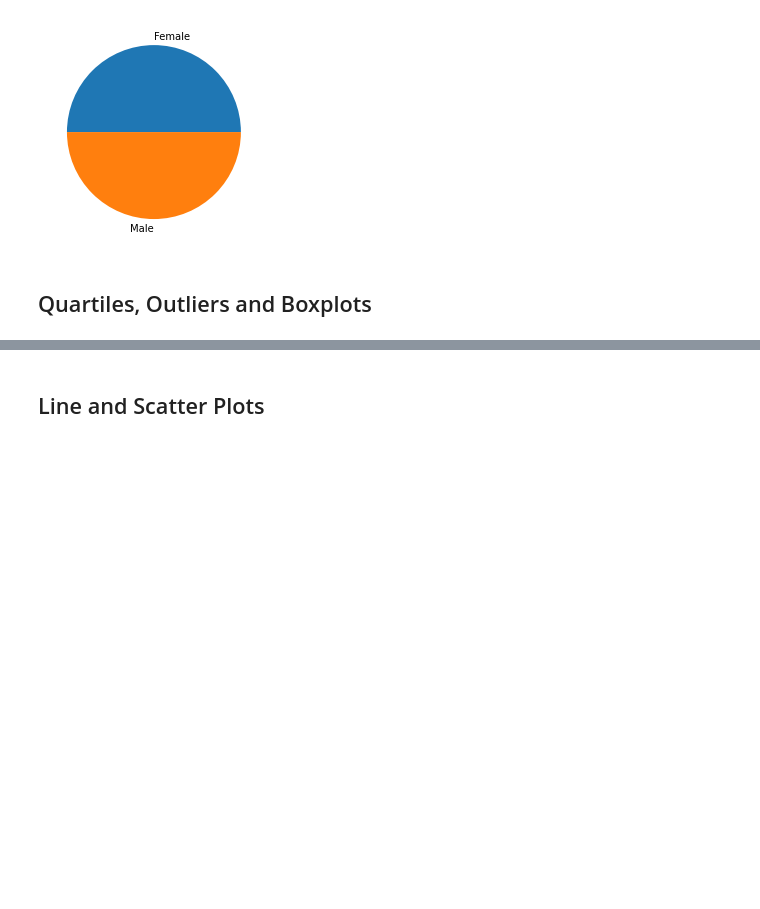
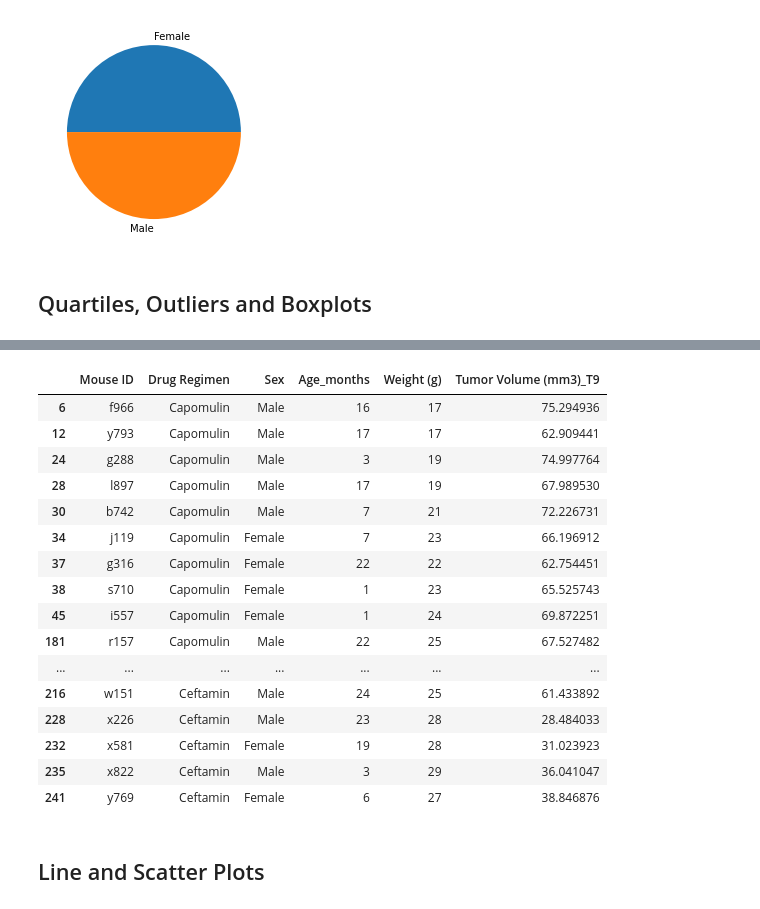
Before and after one commit to Zachariassis/Matplotlib-challenge, a Jupyter notebook: pymaceuticals_starter.ipynb, the cells around one changed output, grey strips where cells are left out. Cells and saved outputs as stored; diff of their text form; code cells hidden in the pictures; blank space fills up the shorter version.

```diff
--- a/pymaceuticals_starter.ipynb
+++ b/pymaceuticals_starter.ipynb
@@ -194,0 +187,42 @@ plot=plt.pie(sex_df["Sex"].tolist(),labels=sex_df["Sex"].index)
+# %%
+# Calculate the final tumor volume of each mouse across four of the treatment regimens:
+# Capomulin, Ramicane, Infubinol, and Ceftamin
+regimens=["Capomulin", "Ramicane", "Infubinol", "Ceftamin"]
+Quart_values=["Upper Quartile (mm3)","Median (mm3)","Lower Quartile (mm3)","IQR (mm3)","Upper Bound (mm3)","Lower Bound (mm3)"]
+
+Final_Vol=mouse_metadata.merge(data_df[f"{val}_T{len(Times)-1}"], how="outer",left_index=True, right_index=True)
+
+Final_Vol=Final_Vol.loc[Final_Vol[f"{val}_T{len(Times)-1}"].isnull()==False]
+
+for x in range(len(regimens)):
+    if x==0:
+        Final_Vol_selected=Final_Vol.loc[Final_Vol["Drug Regimen"]==regimens[x]]
+        vol_it=Final_Vol.loc[Final_Vol["Drug Regimen"]==regimens[x]]
+        quartiles=vol_it[f"{val}_T{len(Times)-1}"].quantile([.25,.5,.75])
+        quartiles=[float(quartiles[.25]), float(quartiles[.5]), float(quartiles[.75])]
+        quart_data=[round(quartiles[2],2), round(quartiles[1],2), round(quartiles[0],2),
+                    round(quartiles[2]-quartiles[0],2), round(2.5*quartiles[2]-1.5*quartiles[0],2),
+                    round(2.5*quartiles[0]-1.5*quartiles[2],2)]
+        quart_data_tot=pd.DataFrame({regimens[x]:quart_data},index=Quart_values)
+        outliers=vol_it.loc[(vol_it[f"{val}_T{len(Times)-1}"]>quart_data[4]) | (vol_it[f"{val}_T{len(Times)-1}"]<quart_data[5])]
+    else:
+        Final_Vol_selected=Final_Vol_selected.append(Final_Vol.loc[(Final_Vol["Drug Regimen"]==regimens[x])])
+        vol_it=Final_Vol.loc[Final_Vol["Drug Regimen"]==regimens[x]]
+        quartiles=vol_it[f"{val}_T{len(Times)-1}"].quantile([.25,.5,.75])
+        quartiles=[float(quartiles[.25]), float(quartiles[.5]), float(quartiles[.75])]
+        quart_data=[round(quartiles[2],2), round(quartiles[1],2), round(quartiles[0],2),
+                    round(quartiles[2]-quartiles[0],2), round(2.5*quartiles[2]-1.5*quartiles[0],2),
+                    round(2.5*quartiles[0]-1.5*quartiles[2],2)]
+        quart_data_tot[regimens[x]]=quart_data
+        if outliers.empty:
+            outliers=vol_it.loc[(vol_it[f"{val}_T{len(Times)-1}"]>quart_data[4]) | (vol_it[f"{val}_T{len(Times)-1}"]<quart_data[5])]
+        else:
+            outliers=outliers.append(vol_it.loc[(vol_it[f"{val}_T{len(Times)-1}"]>quart_data[4]) | (vol_it[f"{val}_T{len(Times)-1}"]<quart_data[5])])
+
+#Final_Vol_selected
+# Start by getting the last (greatest) timepoint for each mouse
+
+
+# Merge this group df with the original dataframe to get the tumor volume at the last timepoint
+#quart_data_tot
+outliers
@@ -214,3 +296,23 @@ plot=plt.pie(sex_df["Sex"].tolist(),labels=sex_df["Sex"].index)
+# %%
+Final_Vol_selected
+# %% [output]
+|  | Mouse ID | Drug Regimen | Sex | Age_months | Weight (g) | Tumor Volume (mm3)_T9 |
+| 6 | f966 | Capomulin | Male | 16 | 17 | 75.294936 |
+| 12 | y793 | Capomulin | Male | 17 | 17 | 62.909441 |
+| 24 | g288 | Capomulin | Male | 3 | 19 | 74.997764 |
+| 28 | l897 | Capomulin | Male | 17 | 19 | 67.989530 |
+| 30 | b742 | Capomulin | Male | 7 | 21 | 72.226731 |
+| 34 | j119 | Capomulin | Female | 7 | 23 | 66.196912 |
+| 37 | g316 | Capomulin | Female | 22 | 22 | 62.754451 |
+| 38 | s710 | Capomulin | Female | 1 | 23 | 65.525743 |
+| 45 | i557 | Capomulin | Female | 1 | 24 | 69.872251 |
+| 181 | r157 | Capomulin | Male | 22 | 25 | 67.527482 |
+| ... | ... | ... | ... | ... | ... | ... |
+| 216 | w151 | Ceftamin | Male | 24 | 25 | 61.433892 |
+| 228 | x226 | Ceftamin | Male | 23 | 28 | 28.484033 |
+| 232 | x581 | Ceftamin | Female | 19 | 28 | 31.023923 |
+| 235 | x822 | Ceftamin | Male | 3 | 29 | 36.041047 |
+| 241 | y769 | Ceftamin | Female | 6 | 27 | 38.846876 |
 # %% [markdown]
 ## Line and Scatter Plots
 # %%
```
Also changed, not shown: parts of 6 cells of this notebook.
